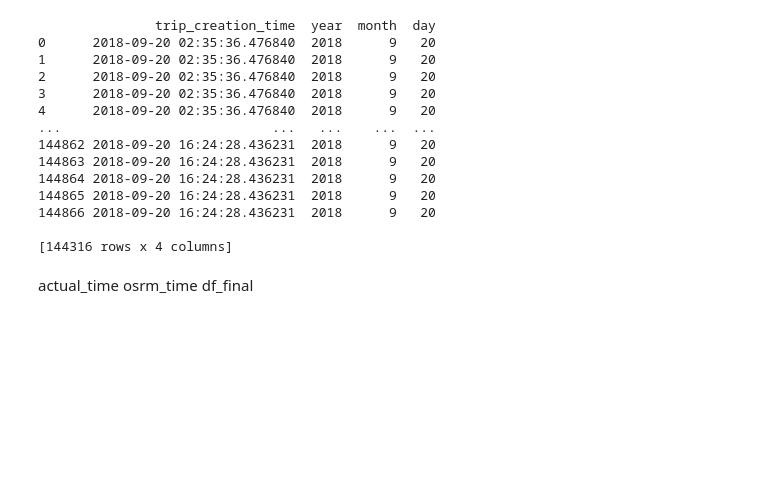
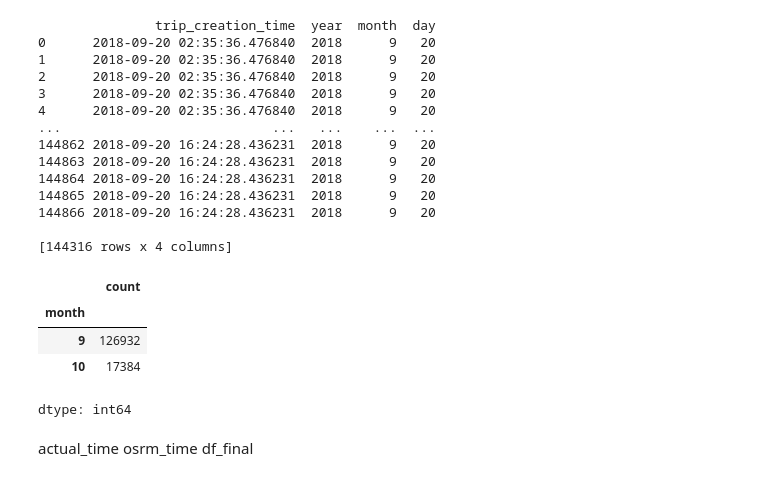
Before and after one commit to TharunkishoreJ/Python_Projects, a Jupyter notebook: Delivery_Case_Sudy.ipynb, the cells around one changed output. Drawn from its saved outputs; the diff is of its cells as text; code cells hidden in the pictures; blank space fills up the shorter version.

```diff
--- a/Delivery_Case_Sudy.ipynb
+++ b/Delivery_Case_Sudy.ipynb
@@ -252,3 +294,12 @@ print(df3)
 144866 2018-09-20 16:24:28.436231  2018      9   20
 
 [144316 rows x 4 columns]
+# %%
+month_count = df3['month'].value_counts()
+month_count
+# %% [output]
+|  | count |
+| month |  |
+| 9 | 126932 |
+| 10 | 17384 |
+dtype: int64
```
Also changed, not shown: parts of 6 cells of this notebook.
